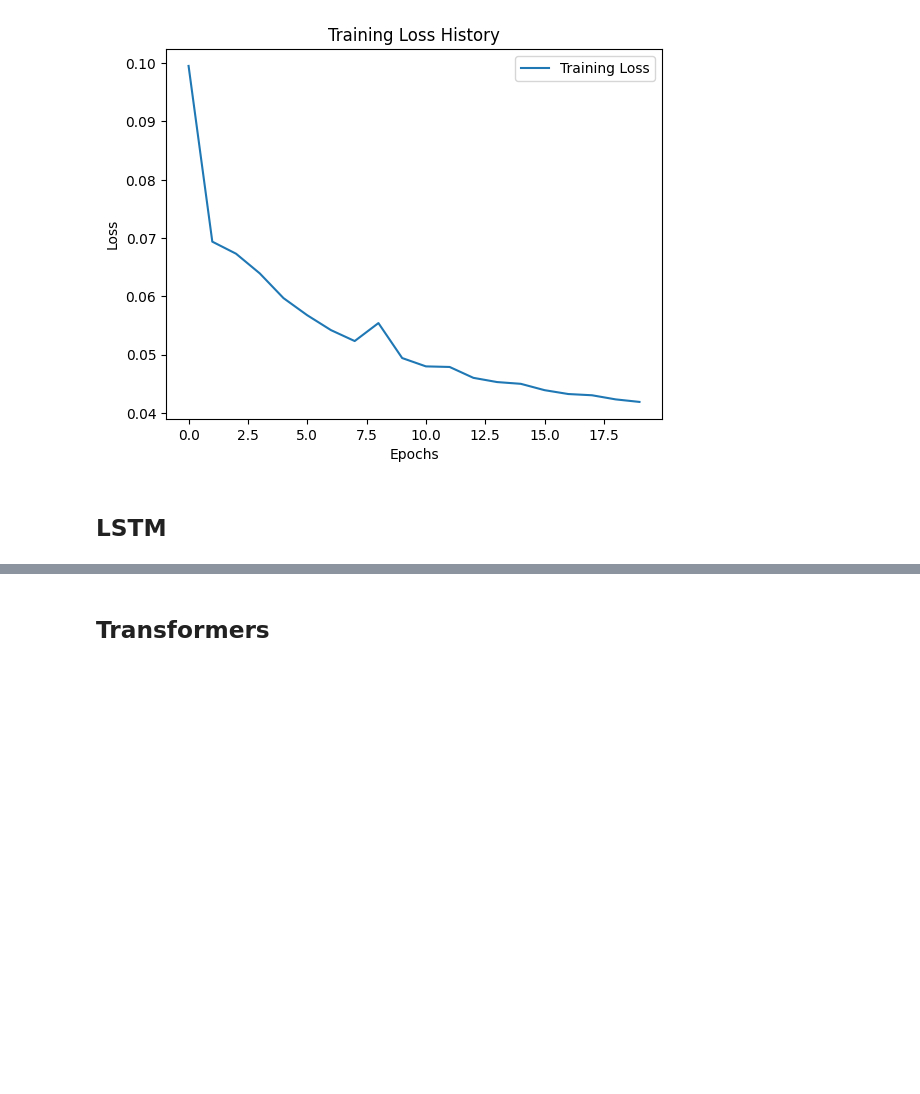
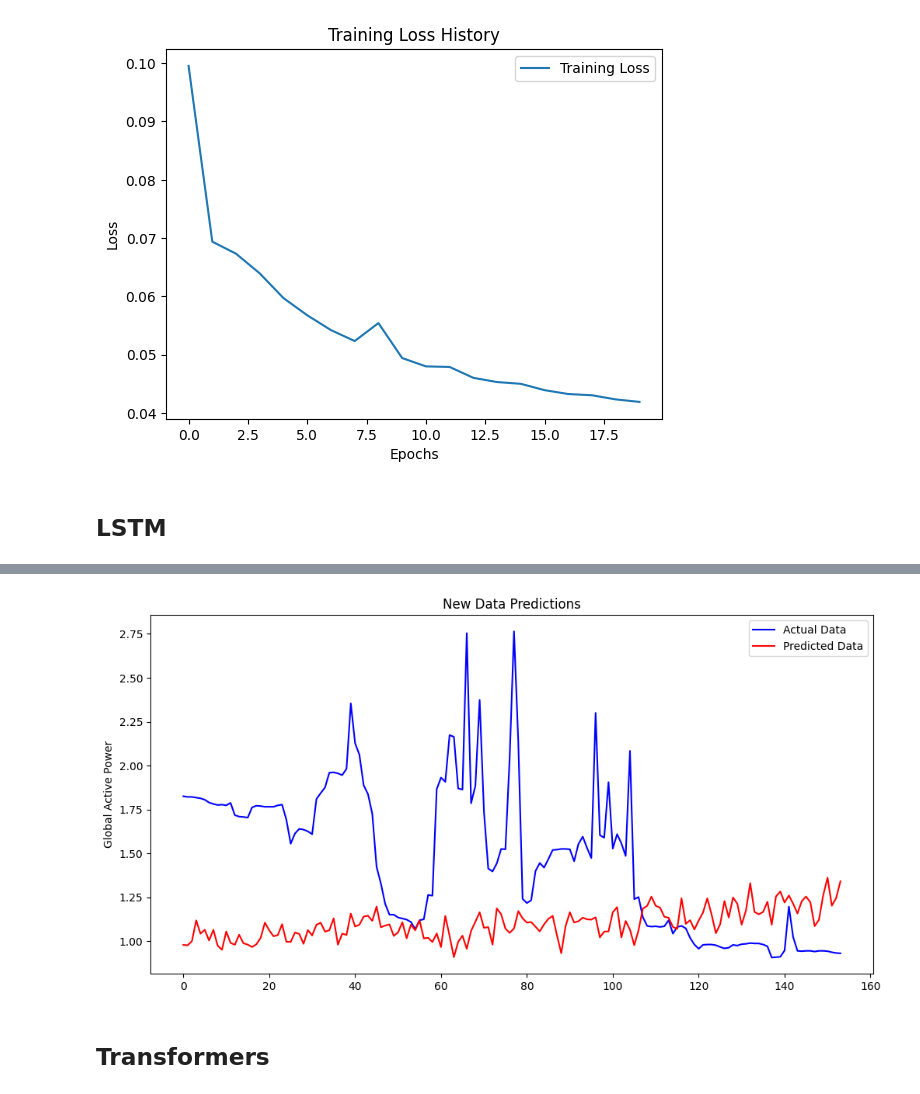
Before and after one commit to Ozziehman/Energiescan, a Jupyter notebook: household_power_consumption_models.ipynb, the cells around one changed output, grey strips where cells are left out. Cells and saved outputs as stored; diff of their text form; code cells hidden in the pictures; blank space fills up the shorter version.

Commit message:
lstm custom prediction

```diff
--- a/household_power_consumption_models.ipynb
+++ b/household_power_consumption_models.ipynb
@@ -607,0 +603,34 @@ Mean Absolute Error: 0.07156104593569194
+# %%
+def create_new_sequences(data, seq_length):
+    X = []
+    for i in range(len(data) - seq_length + 1):
+        seq = data[i:(i + seq_length), :]
+        X.append(seq)
+    return np.array(X)
+
+# Load and prepare the new data
+new_data = pd.read_csv('core/static/data/household_power_consumption_processed.csv', sep=',', low_memory=False).tail(720)
+new_data = new_data[['Global_active_power', 'Month', 'Day', 'Weekday', 'Hour']]
+new_data_scaled = scaler.transform(new_data)
+
+# Create sequences
+X_new = create_new_sequences(new_data_scaled, seq_length)
+
+# Make predictions
+y_new_pred_scaled = model.predict(X_new)
+y_new_pred_reshaped = y_new_pred_scaled.reshape(-1, 1)
+dummy_features_new = np.zeros((y_new_pred_reshaped.shape[0], train_scaled.shape[1] - 1))
+y_new_pred_inv = scaler.inverse_transform(np.concatenate((y_new_pred_reshaped, dummy_features_new), axis=1))[:, 0]
+
+y_new_actual = new_data['Global_active_power'].values
+y_new_actual = y_new_actual[-len(y_new_pred_inv):]
+
+plt.figure(figsize=(12, 6))
+plt.plot(y_new_actual[:n_ahead_prediction], label='Actual Data', color='blue')
+plt.plot(y_new_pred_inv[:n_ahead_prediction], label='Predicted Data', color='red')
+
+plt.title('New Data Predictions')
+plt.ylabel('Global Active Power')
+plt.legend()
+plt.show()
+# %% [output]
@@ -608,3 +638,4 @@ Mean Absolute Error: 0.07156104593569194
+[figure, added]
 # %% [markdown]
 ## Transformers
 # %% [markdown]
```
Also changed, not shown: parts of 2 cells of this notebook.
